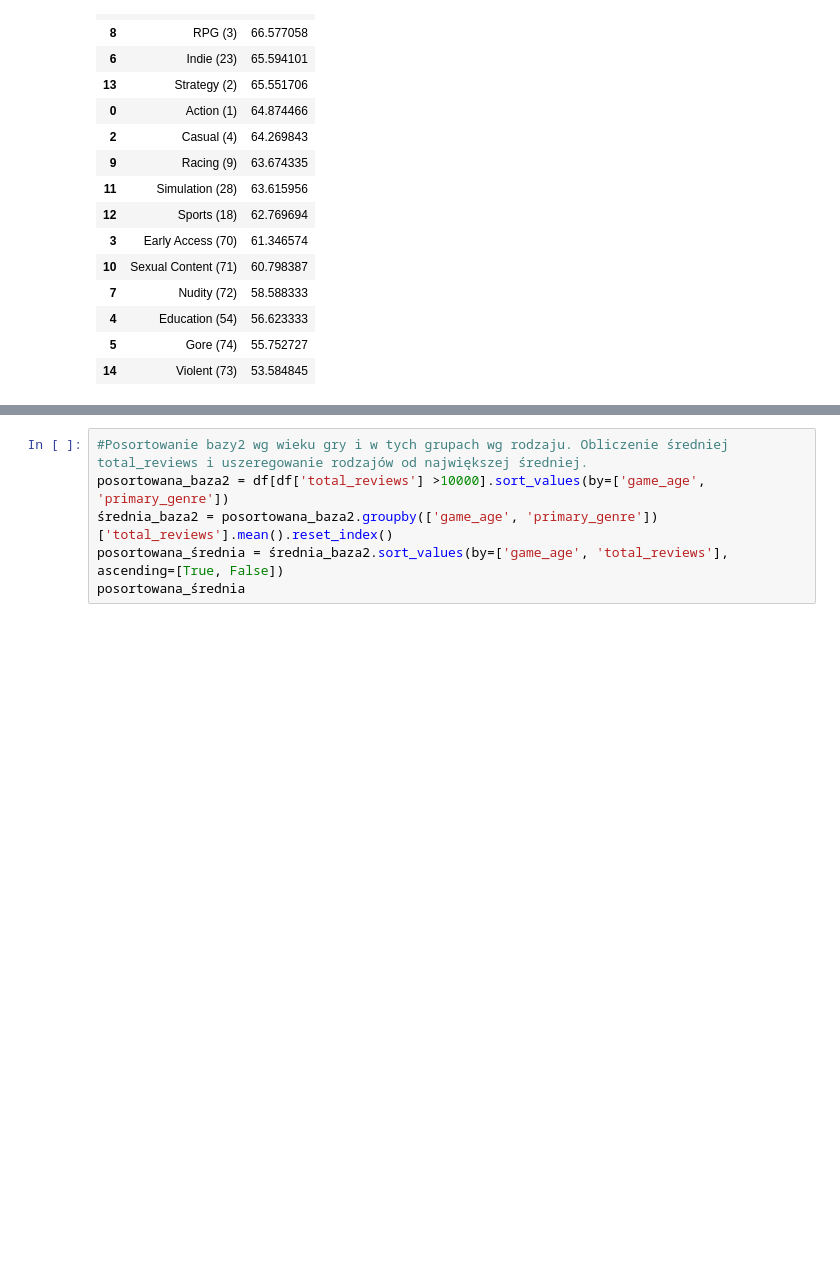
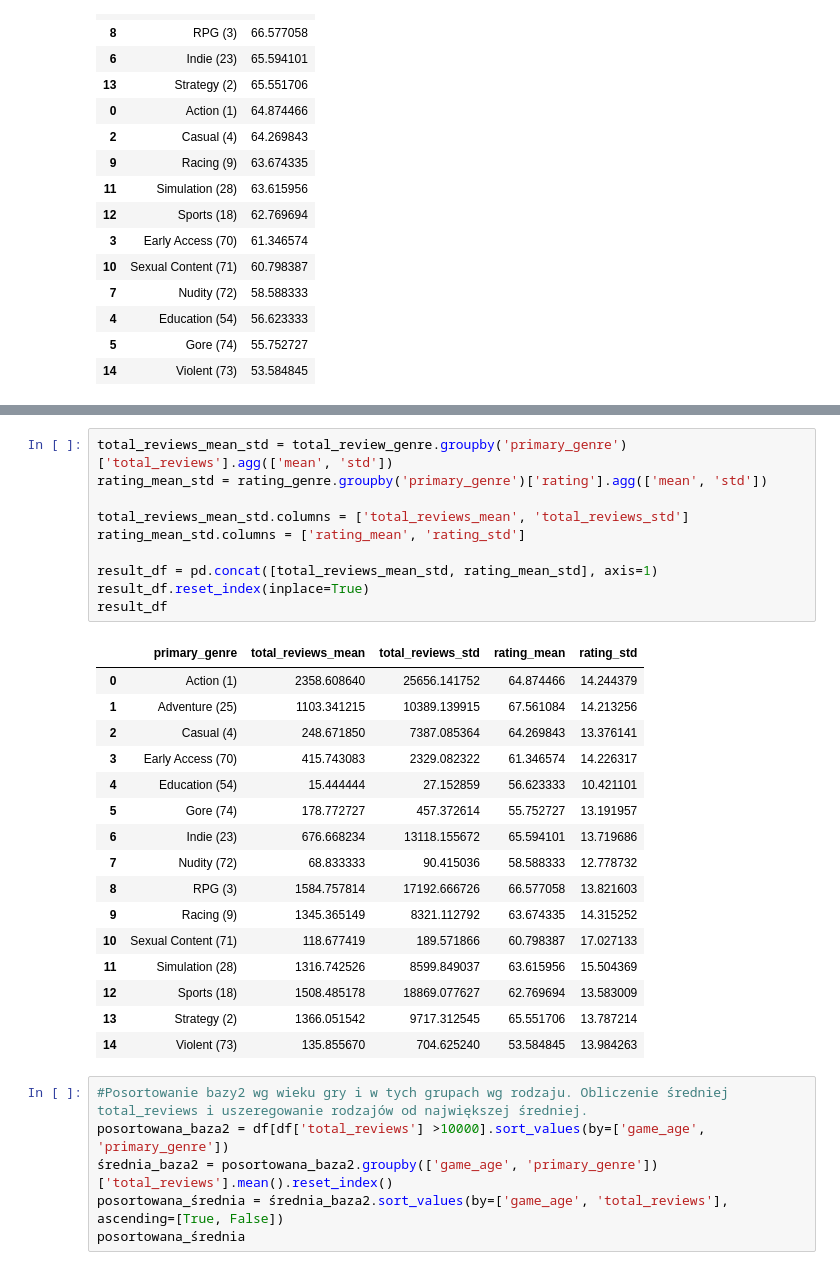
Before and after one commit to infoshareacademy/jdszr14-Data_Geeks, a Jupyter notebook: Projekt_Python/src/projekt_python_game.ipynb, the cells around one changed output, grey strips where cells are left out. Saved outputs shown, nothing was run; the diff lists cells and outputs as text; blank space fills up the shorter version.

```diff
--- a/Projekt_Python/src/projekt_python_game.ipynb
+++ b/Projekt_Python/src/projekt_python_game.ipynb
@@ -230,3 +278,30 @@ srednia_ocena_wg_rodzaju.sort_values('rating',ascending=False)
+# %%
+total_reviews_mean_std = total_review_genre.groupby('primary_genre')['total_reviews'].agg(['mean', 'std'])
+rating_mean_std = rating_genre.groupby('primary_genre')['rating'].agg(['mean', 'std'])
+
+total_reviews_mean_std.columns = ['total_reviews_mean', 'total_reviews_std']
+rating_mean_std.columns = ['rating_mean', 'rating_std']
+
+result_df = pd.concat([total_reviews_mean_std, rating_mean_std], axis=1)
+result_df.reset_index(inplace=True)
+result_df
+# %% [output]
+|  | primary_genre | total_reviews_mean | total_reviews_std | rating_mean | rating_std |
+| 0 | Action (1) | 2358.608640 | 25656.141752 | 64.874466 | 14.244379 |
+| 1 | Adventure (25) | 1103.341215 | 10389.139915 | 67.561084 | 14.213256 |
+| 2 | Casual (4) | 248.671850 | 7387.085364 | 64.269843 | 13.376141 |
+| 3 | Early Access (70) | 415.743083 | 2329.082322 | 61.346574 | 14.226317 |
+| 4 | Education (54) | 15.444444 | 27.152859 | 56.623333 | 10.421101 |
+| 5 | Gore (74) | 178.772727 | 457.372614 | 55.752727 | 13.191957 |
+| 6 | Indie (23) | 676.668234 | 13118.155672 | 65.594101 | 13.719686 |
+| 7 | Nudity (72) | 68.833333 | 90.415036 | 58.588333 | 12.778732 |
+| 8 | RPG (3) | 1584.757814 | 17192.666726 | 66.577058 | 13.821603 |
+| 9 | Racing (9) | 1345.365149 | 8321.112792 | 63.674335 | 14.315252 |
+| 10 | Sexual Content (71) | 118.677419 | 189.571866 | 60.798387 | 17.027133 |
+| 11 | Simulation (28) | 1316.742526 | 8599.849037 | 63.615956 | 15.504369 |
+| 12 | Sports (18) | 1508.485178 | 18869.077627 | 62.769694 | 13.583009 |
+| 13 | Strategy (2) | 1366.051542 | 9717.312545 | 65.551706 | 13.787214 |
+| 14 | Violent (73) | 135.855670 | 704.625240 | 53.584845 | 13.984263 |
 # %%
 #Posortowanie bazy2 wg wieku gry i w tych grupach wg rodzaju. Obliczenie średniej total_reviews i uszeregowanie rodzajów od największej średniej.
 posortowana_baza2 = df[df['total_reviews'] >10000].sort_values(by=['game_age', 'primary_genre'])
```
Also changed, not shown: parts of 6 cells of this notebook.
